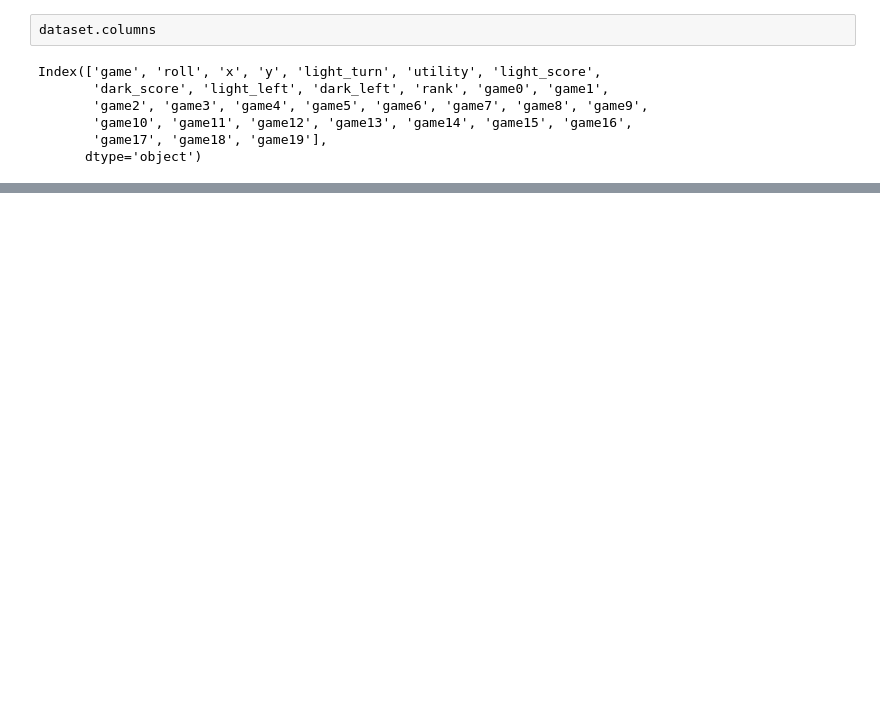
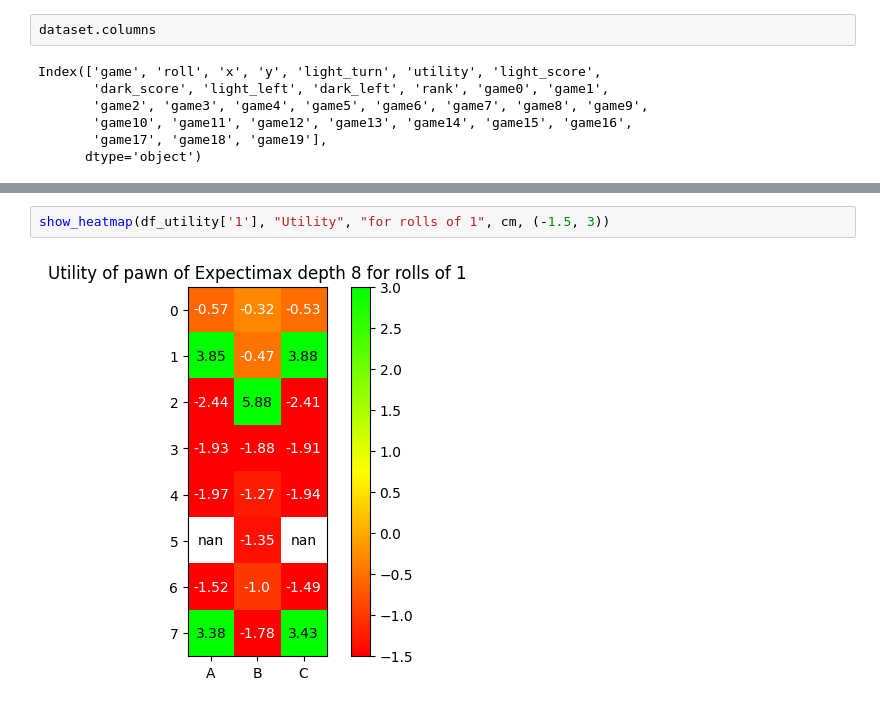
Before and after one commit to qwertyuu/python-ur-machine-learning, a Jupyter notebook: notebooks/dataset_viz.ipynb, the cells around one changed output, grey strips where cells are left out. Cells and saved outputs as stored; diff of their text form; blank space fills up the shorter version.

```diff
--- a/notebooks/dataset_viz.ipynb
+++ b/notebooks/dataset_viz.ipynb
@@ -200,0 +169,4 @@ print(len(dataset.query("roll == 4")))
+# %%
+show_heatmap(df_utility['1'], "Utility", "for rolls of 1", cm, (-1.5, 3))
+# %% [output]
+[figure, added]
```
Also changed, not shown: parts of 44 cells of this notebook.
